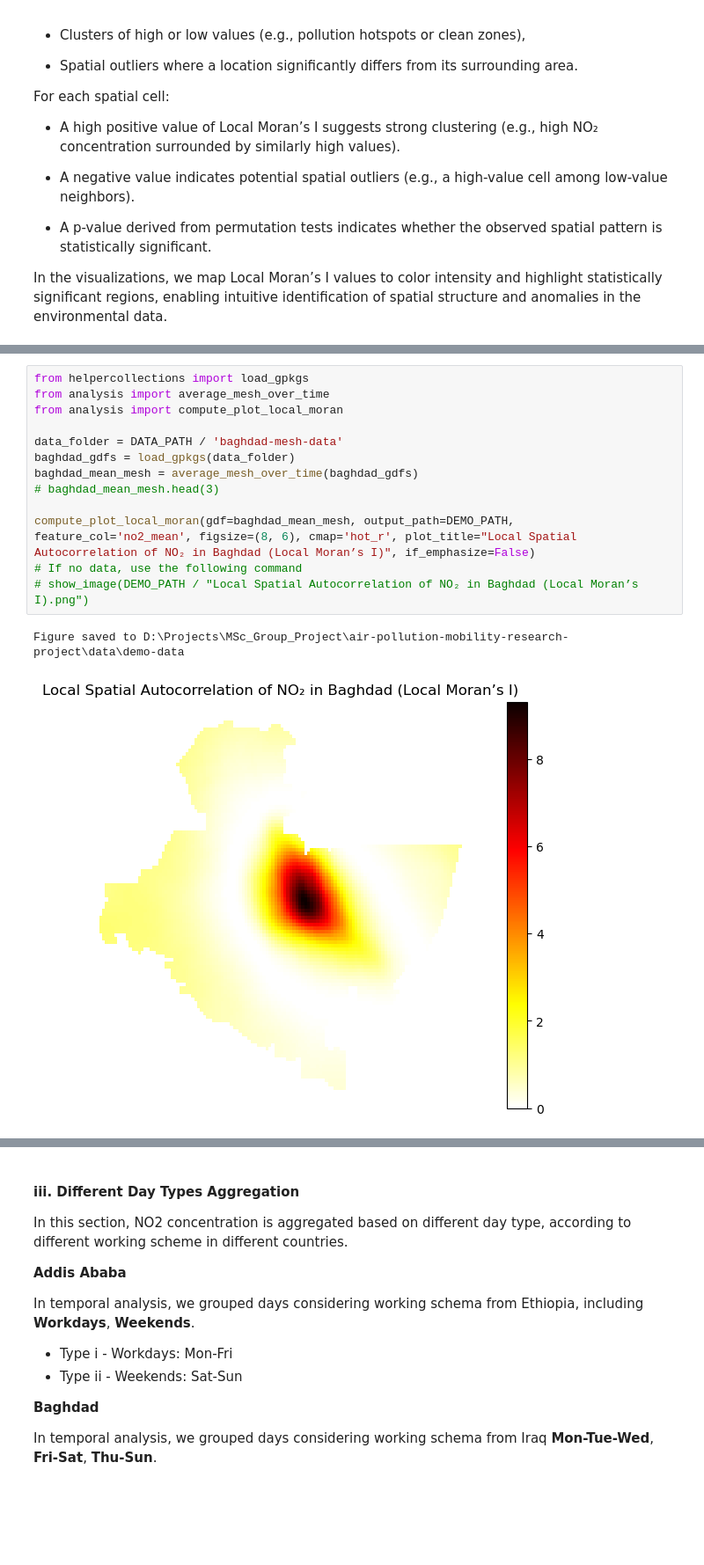
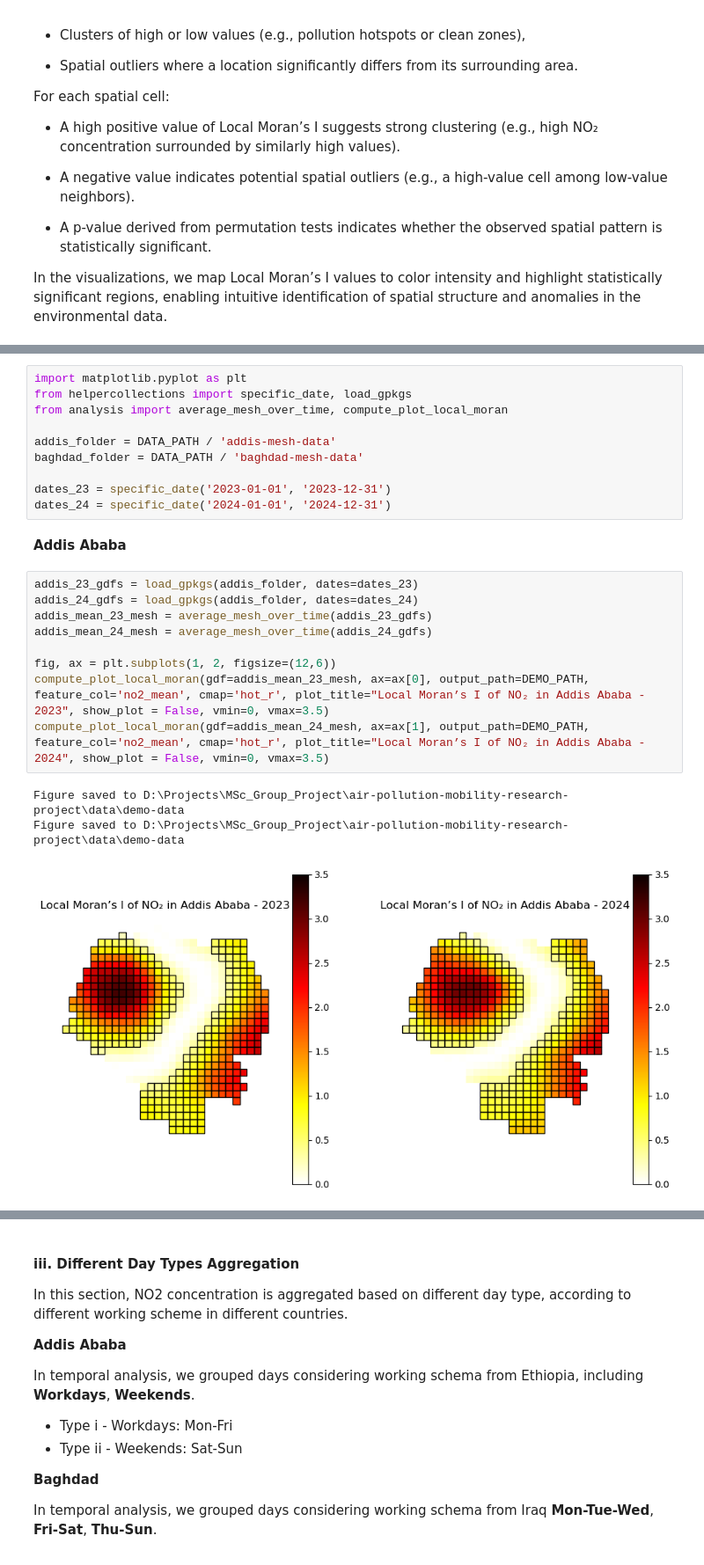
Before and after one commit to yixuan228/air-pollution-mobility-research-project, a Jupyter notebook: notebooks/3_exploratory_data_analysis.ipynb, the cells around one changed output, grey strips where cells are left out. Shown at 88% size. Drawn from its saved outputs; the diff is of its cells as text; blank space fills up the shorter version.

```diff
--- a/notebooks/3_exploratory_data_analysis.ipynb
+++ b/notebooks/3_exploratory_data_analysis.ipynb
@@ -302,16 +286,25 @@ Figure saved to D:\Projects\MSc_Group_Project\air-pollution-mobility-research-pr
-# %%
-from helpercollections import load_gpkgs
-from analysis import average_mesh_over_time
-from analysis import compute_plot_local_moran
-
-data_folder = DATA_PATH / 'baghdad-mesh-data'
-baghdad_gdfs = load_gpkgs(data_folder)
-baghdad_mean_mesh = average_mesh_over_time(baghdad_gdfs)
-# baghdad_mean_mesh.head(3)
-
-compute_plot_local_moran(gdf=baghdad_mean_mesh, output_path=DEMO_PATH, feature_col='no2_mean', figsize=(8, 6), cmap='hot_r', plot_title="Local Spatial Autocorrelation of NO₂ in Baghdad (Local Moran’s I)", if_emphasize=False)
-# If no data, use the following command
-# show_image(DEMO_PATH / "Local Spatial Autocorrelation of NO₂ in Baghdad (Local Moran’s I).png")
-# %% [output]
-Figure saved to D:\Projects\MSc_Group_Project\air-pollution-mobility-research-project\data\demo-data
-[figure, removed]
+# %%
+import matplotlib.pyplot as plt
+from helpercollections import specific_date, load_gpkgs
+from analysis import average_mesh_over_time, compute_plot_local_moran
+
+addis_folder = DATA_PATH / 'addis-mesh-data'
+baghdad_folder = DATA_PATH / 'baghdad-mesh-data'
+
+dates_23 = specific_date('2023-01-01', '2023-12-31')
+dates_24 = specific_date('2024-01-01', '2024-12-31')
+# %% [markdown]
+**Addis Ababa**
+# %%
+addis_23_gdfs = load_gpkgs(addis_folder, dates=dates_23)
+addis_24_gdfs = load_gpkgs(addis_folder, dates=dates_24)
+addis_mean_23_mesh = average_mesh_over_time(addis_23_gdfs)
+addis_mean_24_mesh = average_mesh_over_time(addis_24_gdfs)
+
+fig, ax = plt.subplots(1, 2, figsize=(12,6))
+compute_plot_local_moran(gdf=addis_mean_23_mesh, ax=ax[0], output_path=DEMO_PATH, feature_col='no2_mean', cmap='hot_r', plot_title="Local Moran’s I of NO₂ in Addis Ababa - 2023", show_plot = False, vmin=0, vmax=3.5)
+compute_plot_local_moran(gdf=addis_mean_24_mesh, ax=ax[1], output_path=DEMO_PATH, feature_col='no2_mean', cmap='hot_r', plot_title="Local Moran’s I of NO₂ in Addis Ababa - 2024", show_plot = False, vmin=0, vmax=3.5)
+# %% [output]
+Figure saved to D:\Projects\MSc_Group_Project\air-pollution-mobility-research-project\data\demo-data
+Figure saved to D:\Projects\MSc_Group_Project\air-pollution-mobility-research-project\data\demo-data
+[figure, added]
```
Also changed, not shown: parts of 11 cells of this notebook, 10 other files.
